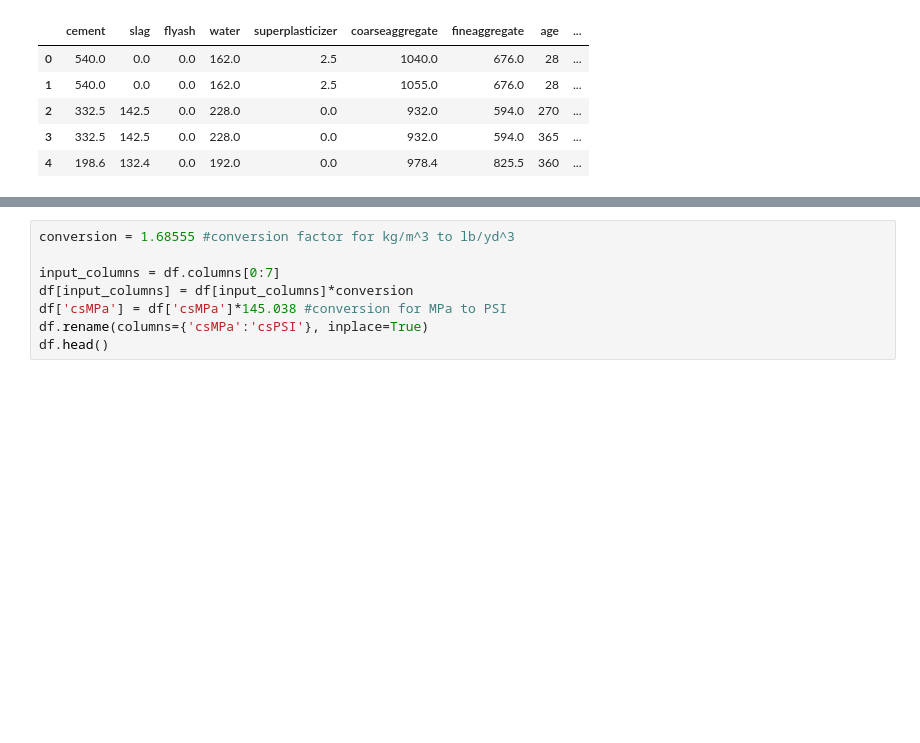
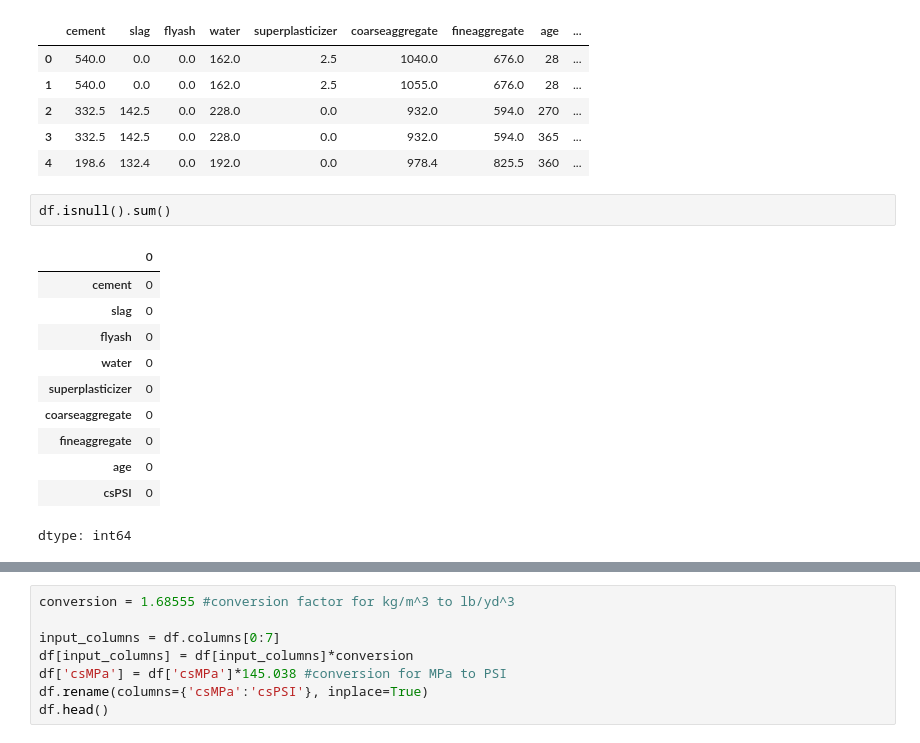
Before and after one commit to maursa22/Predicting-Concrete-Compressive-Strength-Project, a Jupyter notebook: ML_Project.ipynb, the cells around one changed output, grey strips where cells are left out. Drawn from its saved outputs; the diff is of its cells as text; blank space fills up the shorter version.

```diff
--- a/ML_Project.ipynb
+++ b/ML_Project.ipynb
@@ -41,3 +43,17 @@ df.head()
 | 2 | 332.5 | 142.5 | 0.0 | 228.0 | 0.0 | 932.0 | 594.0 | 270 | ... |
 | 3 | 332.5 | 142.5 | 0.0 | 228.0 | 0.0 | 932.0 | 594.0 | 365 | ... |
 | 4 | 198.6 | 132.4 | 0.0 | 192.0 | 0.0 | 978.4 | 825.5 | 360 | ... |
+# %%
+df.isnull().sum()
+# %% [output]
+|  | 0 |
+| cement | 0 |
+| slag | 0 |
+| flyash | 0 |
+| water | 0 |
+| superplasticizer | 0 |
+| coarseaggregate | 0 |
+| fineaggregate | 0 |
+| age | 0 |
+| csPSI | 0 |
+dtype: int64
```
Also changed, not shown: parts of 6 cells of this notebook.
